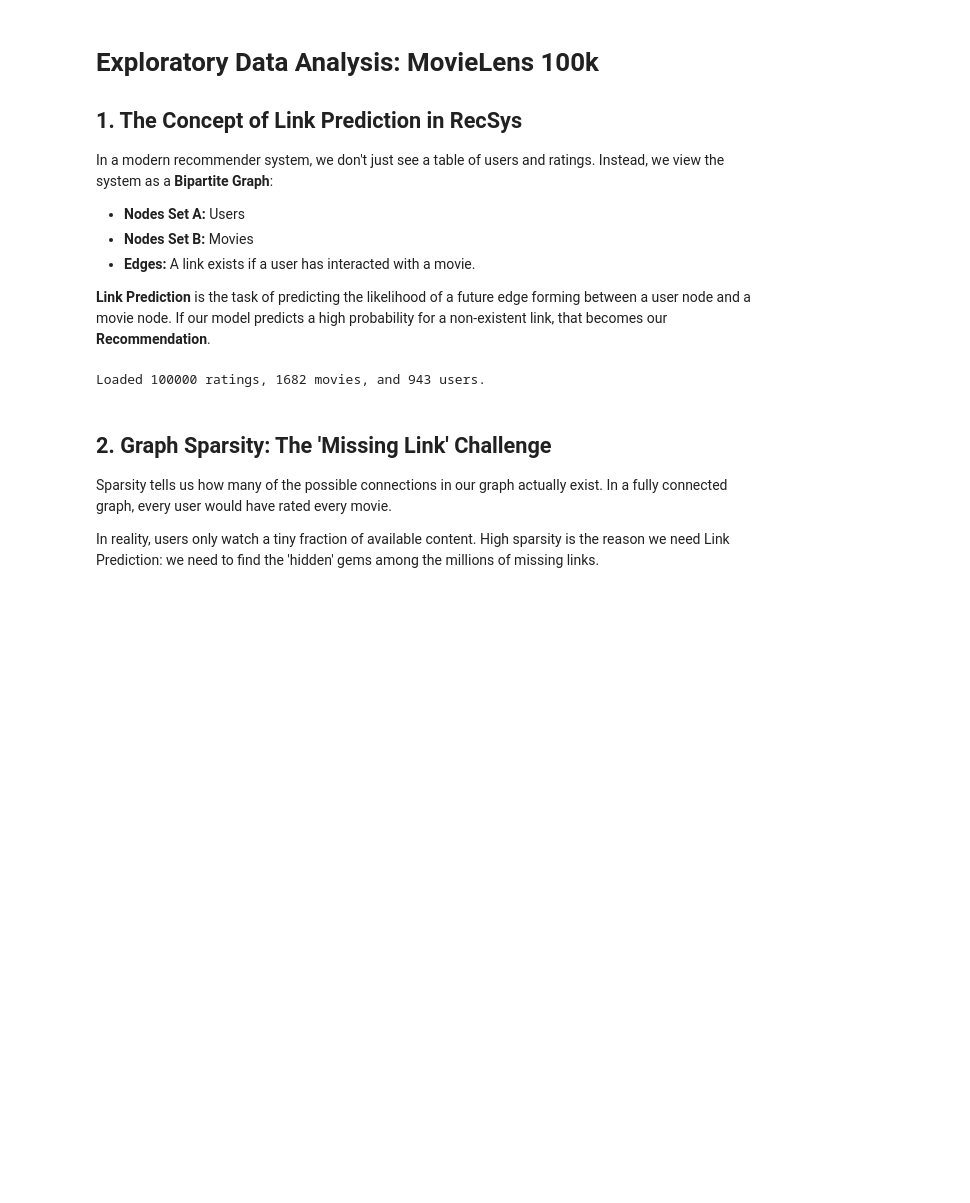
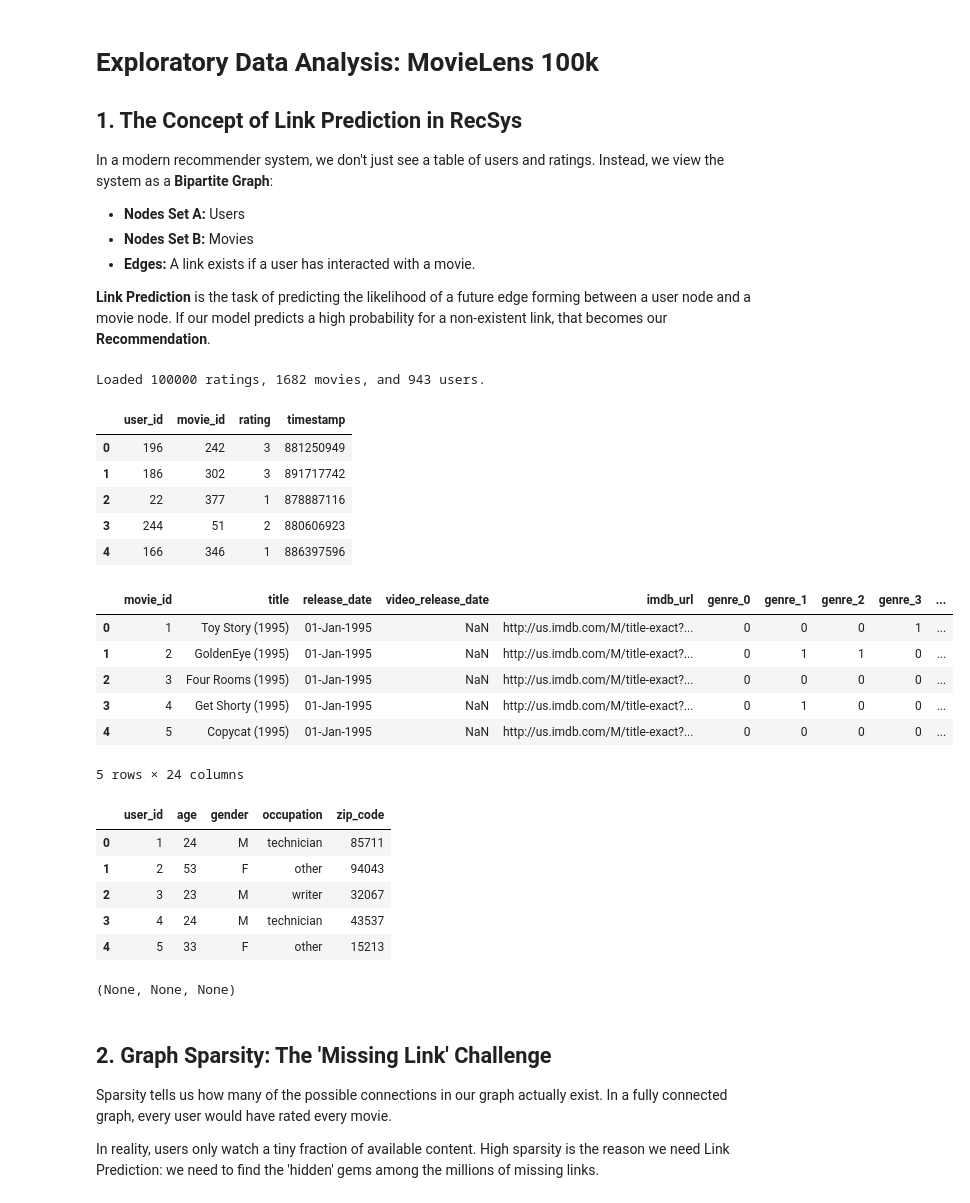
Before and after one commit to AbdellatifSatir/Link-Prediction-RecSys, a Jupyter notebook: eda.ipynb, the cells around one changed output. Cells and saved outputs as stored; diff of their text form; code cells hidden in the pictures; blank space fills up the shorter version.

```diff
--- a/eda.ipynb
+++ b/eda.ipynb
@@ -30,6 +30,29 @@ users = pd.read_csv('data/u.user', sep='|', names=users_cols)
 print(f"Loaded {len(ratings)} ratings, {len(items)} movies, and {len(users)} users.")
 # %% [output]
 Loaded 100000 ratings, 1682 movies, and 943 users.
+# %%
+display(ratings.head()) , display(items.head()) , display(users.head())
+# %% [output]
+|  | user_id | movie_id | rating | timestamp |
+| 0 | 196 | 242 | 3 | 881250949 |
+| 1 | 186 | 302 | 3 | 891717742 |
+| 2 | 22 | 377 | 1 | 878887116 |
+| 3 | 244 | 51 | 2 | 880606923 |
+| 4 | 166 | 346 | 1 | 886397596 |
+|  | movie_id | title | release_date | video_release_date | imdb_url | genre_0 | genre_1 | genre_2 | genre_3 | ... |
+| 0 | 1 | Toy Story (1995) | 01-Jan-1995 | NaN | http://us.imdb.com/M/title-exact?... | 0 | 0 | 0 | 1 | ... |
+| 1 | 2 | GoldenEye (1995) | 01-Jan-1995 | NaN | http://us.imdb.com/M/title-exact?... | 0 | 1 | 1 | 0 | ... |
+| 2 | 3 | Four Rooms (1995) | 01-Jan-1995 | NaN | http://us.imdb.com/M/title-exact?... | 0 | 0 | 0 | 0 | ... |
+| 3 | 4 | Get Shorty (1995) | 01-Jan-1995 | NaN | http://us.imdb.com/M/title-exact?... | 0 | 1 | 0 | 0 | ... |
+| 4 | 5 | Copycat (1995) | 01-Jan-1995 | NaN | http://us.imdb.com/M/title-exact?... | 0 | 0 | 0 | 0 | ... |
+5 rows × 24 columns
+|  | user_id | age | gender | occupation | zip_code |
+| 0 | 1 | 24 | M | technician | 85711 |
+| 1 | 2 | 53 | F | other | 94043 |
+| 2 | 3 | 23 | M | writer | 32067 |
+| 3 | 4 | 24 | M | technician | 43537 |
+| 4 | 5 | 33 | F | other | 15213 |
+(None, None, None)
 # %% [markdown]
 ## 2. Graph Sparsity: The 'Missing Link' Challenge
 Sparsity tells us how many of the possible connections in our graph actually exist. In a fully connected graph, every user would have rated every movie.
```
Also changed, not shown: parts of 4 cells of this notebook, 5 other files.
